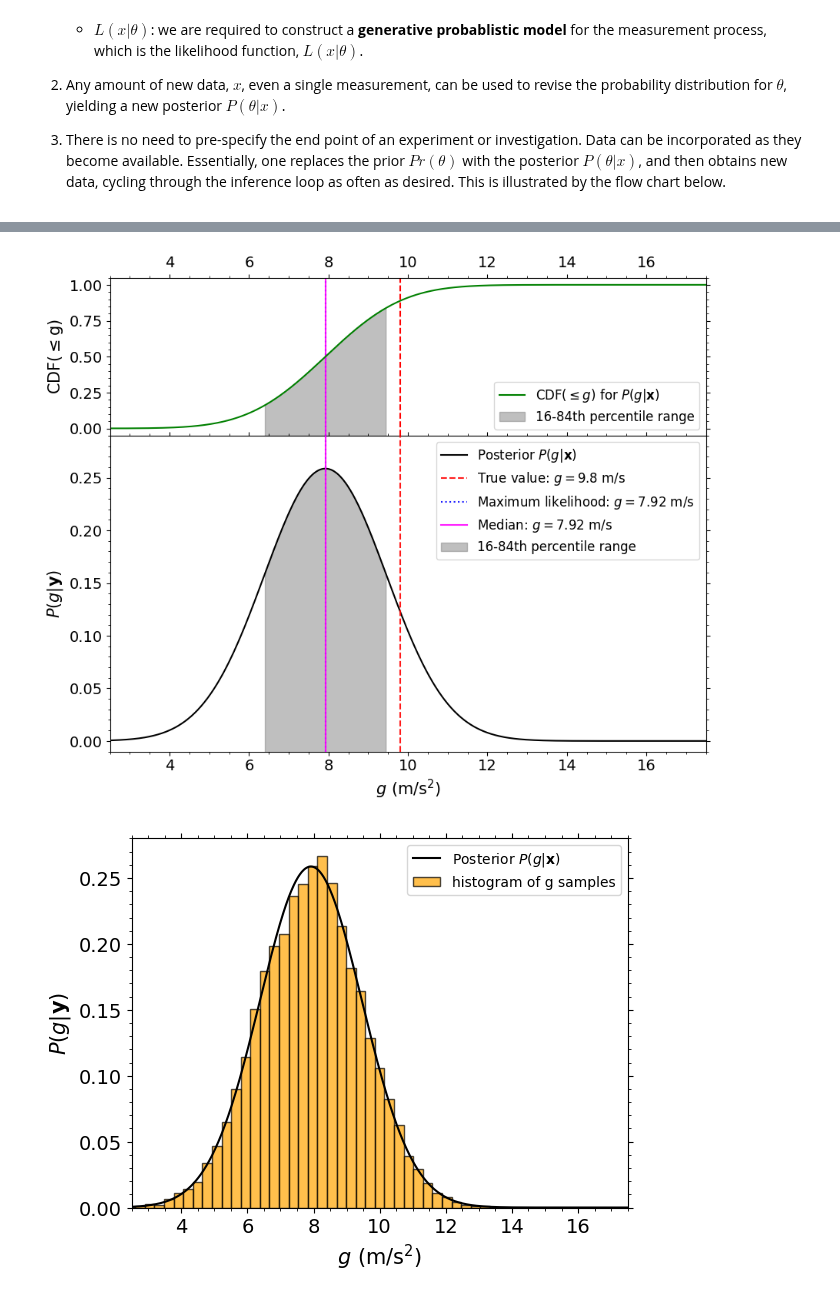
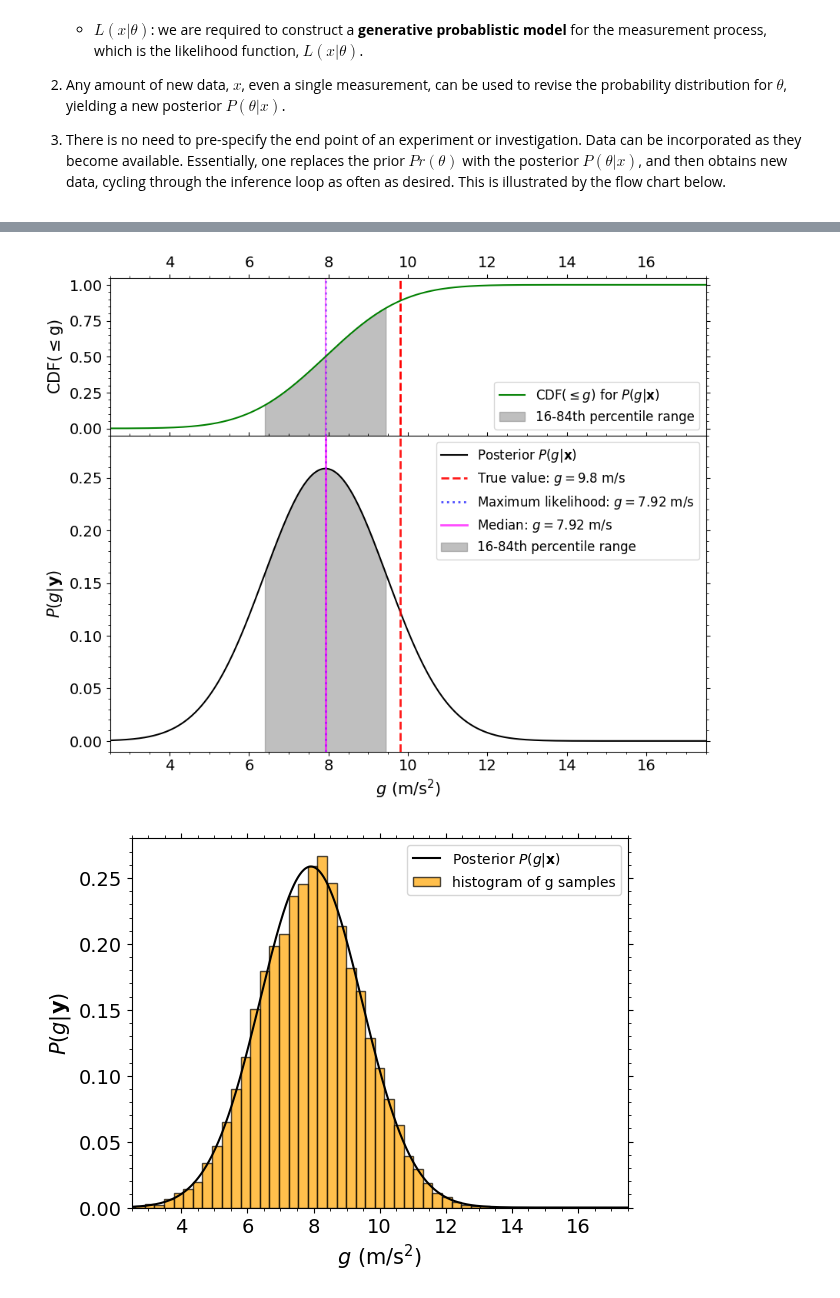
Before and after one commit to enigma-igm/Phys29, a Jupyter notebook: Phys29/lectures/Week9/01_fitting_data.ipynb, the cells around one changed output, grey strips where cells are left out. Saved outputs shown, nothing was run; the diff lists cells and outputs as text; code cells hidden in the pictures.

```diff
--- a/Phys29/lectures/Week9/01_fitting_data.ipynb
+++ b/Phys29/lectures/Week9/01_fitting_data.ipynb
@@ -484,32 +503,42 @@ def log_likelihood(g, ydata, sigma_y, t_obs):
 
     return -0.5*chi2_gonly(g, ydata, sigma_y, t_obs)
 
-# We will redo the likelihood maximization (chi^2 minimi) optimization as a point of comparison.
+# We will redo the likelihood maximization (chi^2 minimization) to use as a point of comparison.
 # The answer will be different now, since before we varied all three parameters (y_0, v_y0, g)
 # whereas now we are only varying g.
 g_guess = [15.0]
-# This tuple holds the extra arguments for the y_projectile function.
+# This tuple holds the extra arguments for the chi2_gonly function.
 chi2_args = (yoft, sigma_y, t_obs)
 
 result_g = optimize.minimize(chi2_gonly, g_guess, args=chi2_args)
 g_maxL = result_g.x[0]
 
-# Evaluate the likelihood as a function of g on a finely spaced grid
+# Evaluate the likelihood as a function of g on a finely spaced grid, from 0 to 20 m/s^2
 g_values = np.linspace(0, 20, 1000)
-# This list comprehension is compact way to write a for loop, evaluating the likelihood at each v_0
+# This list comprehension is compact way to write a for loop, evaluating the likelihood at each g
 lnL_values = np.array([log_likelihood(g, yoft, sigma_y, t_obs) for g in g_values])
-# Our prior is flat, so the posterior is proporitional to the prior.
-# We will will normalize in a moment, but we subtract the maximum value of the log-likelihood
+# Our prior is flat, so the posterior is proporitional to the likelihood.
+# We will normalize in a moment, but we subtract the maximum value of the log-likelihood
 # to avoid taking the expoential of very large numbers. You can always add or subtract a constant from lnL
+# since that is multiplication of L by a constant, and multiplying by constants will drop out when normalizing.
 P_unnorm = np.exp(lnL_values - np.max(lnL_values))
-# Now perform the normalization by integrating the tabulated unnormalized posterior using Simpson's rule
+# Now perform the normalization by integrating the tabulated unnormalized posterior using the trapezoidal rule
 P_norm = integrate.trapezoid(P_unnorm, g_values)
 # This is the final normalized posterior
 Pofg = P_unnorm/P_norm
 
-# Compute the cumulative distribution function (CDF) of the posterior
-cdf = integrate.cumtrapz(Pofg, g_values, initial=0)
-# Determine the 16th, 50th, and 84th percentiles of the posterior from the CDF
+# Compute the cumulative distribution function (CDF) of the posterior using the scipy.intergrate cumulative_trapezoid
+# function. For a grid of y values evaluated at a grid of x values, cumulative_trapezoid returns to you an array that has been
+# trapezoidal rule integrated up to the index (x-location) of the array. In other words:
+# cdf[0] = \int_x[0]^x[0] P(y) = 0 (hence the initial=0 argument)
+# cdf[i] = \int_x[0]^x[i] P(y)  and
+# cdf[-1] = \int_x[0]^x[-1] P(y). This is equal to 1 by the normalization of the posterior that we performed above.
+
+cdf = integrate.cumulative_trapezoid(Pofg, g_values, initial=0)
+# Determine the 16th, 50th, and 84th percentiles of the posterior from the CDF. Note that this actually requires
+# inverting the CDF, i.e. g_16 = CDF^{-1}(0.16). We perform this inversion via a linear interpolatio. In other words,
+# if y(x)=f(x) is a function then x(y) = f^{-1}(y) is the inverse function, which can be computed via
+# xofy = interpolate.interp1d(y_values, x_values)(y).
 g_16 = interpolate.interp1d(cdf, g_values)(0.16)
 g_50 = interpolate.interp1d(cdf, g_values)(0.50)
 g_84 = interpolate.interp1d(cdf, g_values)(0.84)
@@ -518,43 +547,43 @@ g_84 = interpolate.interp1d(cdf, g_values)(0.84)
 fig, (ax1, ax2) = plt.subplots(2, 1, figsize=(10, 8), sharex=True, gridspec_kw={'height_ratios': [1, 2], 'hspace': 0.0})
 
 # Plot the CDF in the upper subplot
-ax1.axvline(g, color='r', linestyle='--')
-ax1.axvline(g_maxL, color='b', linestyle=':')
-ax1.axvline(g_50, color='magenta', linestyle='-', alpha=0.9)
+ax1.axvline(g, color='r', linestyle='--', linewidth=2.0)
+ax1.axvline(g_maxL, color='b', linestyle=':', alpha=0.5, linewidth=2.0)
+ax1.axvline(g_50, color='magenta', linestyle='-', alpha=0.5)
 
 ax1.plot(g_values, cdf, color='g', label=r'${\rm CDF}(\leq g)$ for $P(g|\mathbf{x})$')
-ax1.fill_between(g_values, -5, cdf, where=((g_values >= g_16) & (g_values <= g_84)), color='gray', alpha=0.5, label='16-84th percentile range')
+ax1.fill_between(g_values, -5, cdf, where=((g_values >= g_16) & (g_values <= g_84)), color='gray', alpha=0.5, label='16-84th percentile range', zorder=1)
 ax1.set_ylabel(r'${\rm CDF(\leq g)}$', fontsize=15)
 ax1.legend(loc='lower right', fontsize=12)
 ax1.set_ylim(-0.05, 1.05)
 
 # Plot the posterior distribution in the lower subplot
 ax2.plot(g_values, Pofg, color='k', label=r'Posterior $P(g|\mathbf{x})$')
-ax2.axvline(g, color='r', linestyle='--', alpha=0.9, label=r'True value: $g=9.8~{\rm m/s}$', zorder=3)
-ax2.axvline(g_maxL, color='b', linestyle=':', alpha=0.9, label=r'Maximum likelihood: $g={:.2f}~{{\rm m/s}}$'.format(g_maxL), zorder=3)
-ax2.axvline(g_50, color='magenta', linestyle='-', alpha=0.9, label=r'Median: $g={:.2f}~{{\rm m/s}}$'.format(g_50), zorder=3)
+ax2.axvline(g, color='r', linestyle='--', alpha=0.9, linewidth=2.0, label=r'True value: $g=9.8~{\rm m/s}$', zorder=3)
+ax2.axvline(g_maxL, color='b', linestyle=':', linewidth=2.0, alpha=0.7, label=r'Maximum likelihood: $g={:.2f}~{{\rm m/s}}$'.format(g_maxL), zorder=3)
+ax2.axvline(g_50, color='magenta', linestyle='-', linewidth=2.0, alpha=0.7, label=r'Median: $g={:.2f}~{{\rm m/s}}$'.format(g_50), zorder=4)
 ax2.fill_between(g_values, -10.0, Pofg, where=((g_values >= g_16) & (g_values <= g_84)), color='gray', alpha=0.5, label='16-84th percentile range', zorder=1)
 ax2.set_xlabel(r'$g~({\rm m/s^2})$', fontsize=15)
 ax2.set_ylabel(r'$P(g|\mathbf{y})$', fontsize=15)
 ax2.set_xlim(2.5, 17.5)
 ax2.set_ylim(-0.01, 0.29)
 
 # Some tick mark things
 ax1.tick_params(which='both', bottom=True, top=True, left=True, right=True, labelbottom=False, labeltop=True,labelsize=14)
 ax1.xaxis.set_minor_locator(AutoMinorLocator())
 ax1.yaxis.set_minor_locator(AutoMinorLocator())
 
 
 # Some tick mark things
 ax2.tick_params(which='both', bottom=True, top=True, left=True, right=True, labelbottom=True, labeltop=False, labelsize=14)
 ax2.xaxis.set_minor_locator(AutoMinorLocator())
 ax2.yaxis.set_minor_locator(AutoMinorLocator())
 
 # Add the legend from the upper plot to the lower plot
 ax2.legend(loc='upper right', fontsize=12)
 
 
 plt.show()
 # %% [output]
-[figure, old version]
+[figure, new version]
 # %%
```
Also changed, not shown: parts of 16 cells of this notebook.
